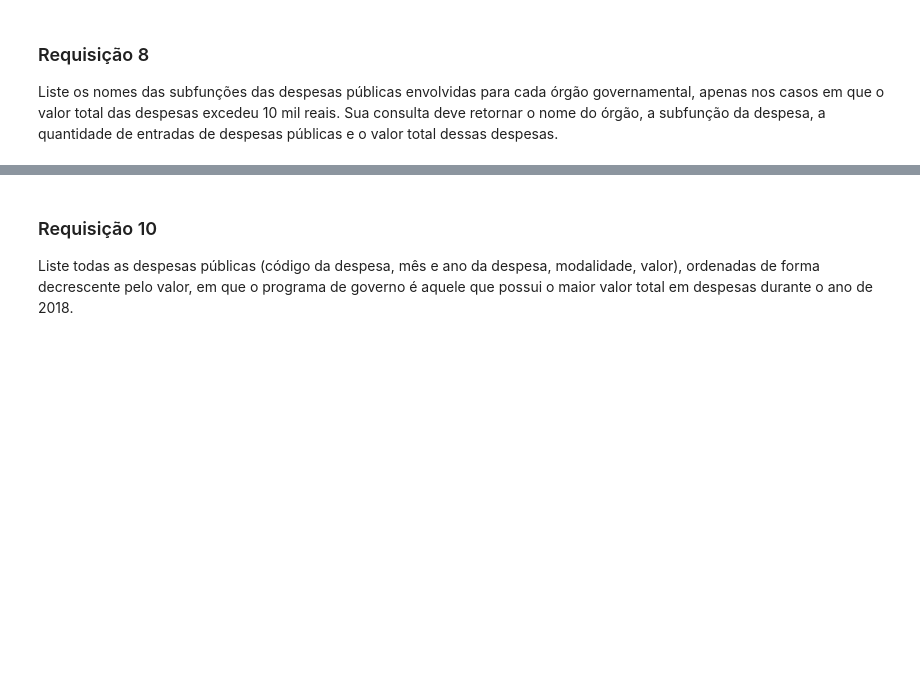
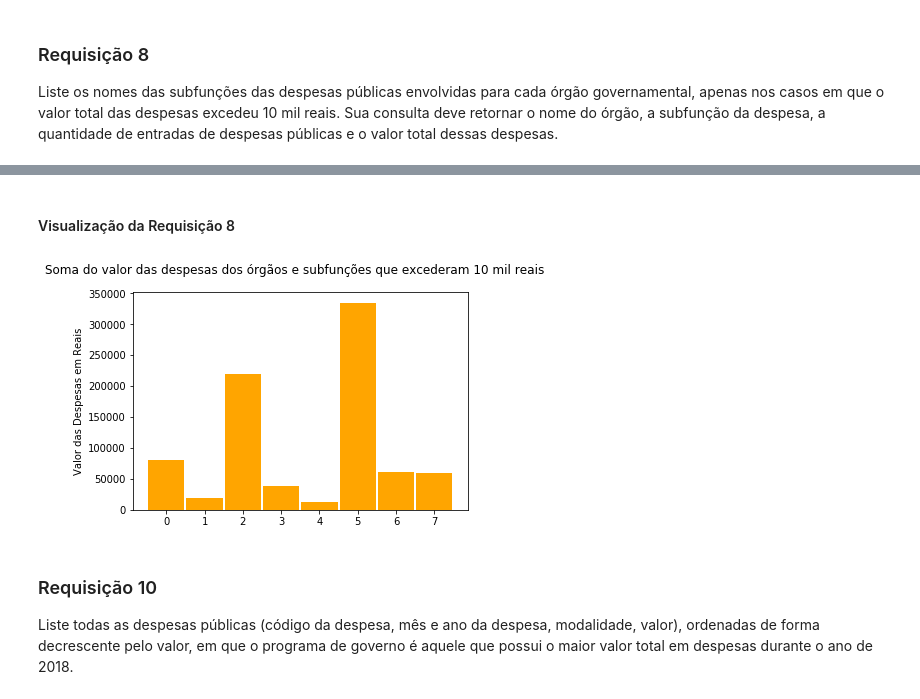
Before and after one commit to marcotmotta/ibd-project1, a Jupyter notebook: notebooks/1. TP1.ipynb, the cells around one changed output, grey strips where cells are left out. Drawn from its saved outputs; the diff is of its cells as text; code cells hidden in the pictures; blank space fills up the shorter version.

Commit message:
Formatação e visualização das requisições

```diff
--- a/notebooks/1. TP1.ipynb
+++ b/notebooks/1. TP1.ipynb
@@ -100,3 +104,9 @@ plt.show()
 # %% [markdown]
 ### Requisição 8
 Liste os nomes das subfunções das despesas públicas envolvidas para cada órgão governamental, apenas nos casos em que o valor total das despesas excedeu 10 mil reais. Sua consulta deve retornar o nome do órgão, a subfunção da despesa, a quantidade de entradas de despesas públicas e o valor total dessas despesas.
+# %%
+df = pd.read_sql_query("select o.NOME_ORGAO, sf.NOME_SUBFUNCAO, count(*) as QTDE_ENTRADAS, " +
+                       "sum(dp.VALOR_DESPESA) as SOMA_VALOR from SUBFUNCAO as sf natural join DETALHAMENTO_FUNCAO " +
+                       "natural join DESPESA_PUBLICA as dp natural join ORGAO as o " +
+                       "group by sf.NOME_SUBFUNCAO, o.NOME_ORGAO having SOMA_VALOR > 10000", conn)
+df
@@ -103,3 +123,14 @@ Liste os nomes das subfunções das despesas públicas envolvidas para cada órg
+# %% [markdown]
+#### Visualização da Requisição 8
+# %%
+y_axis = df.SOMA_VALOR.tolist()
+
+plt.bar(range(len(y_axis)), y_axis, 0.95, color='orange')
+plt.ylabel('Valor das Despesas em Reais')
+plt.suptitle('Soma do valor das despesas dos órgãos e subfunções que excederam 10 mil reais')
+plt.show()
+# %% [output]
+[figure, added]
 # %% [markdown]
 ### Requisição 10
 Liste todas as despesas públicas (código da despesa, mês e ano da despesa, modalidade, valor), ordenadas de forma decrescente pelo valor, em que o programa de governo é aquele que possui o maior valor total em despesas durante o ano de 2018.
```
Also changed, not shown: parts of 23 cells of this notebook, 2 other files.
